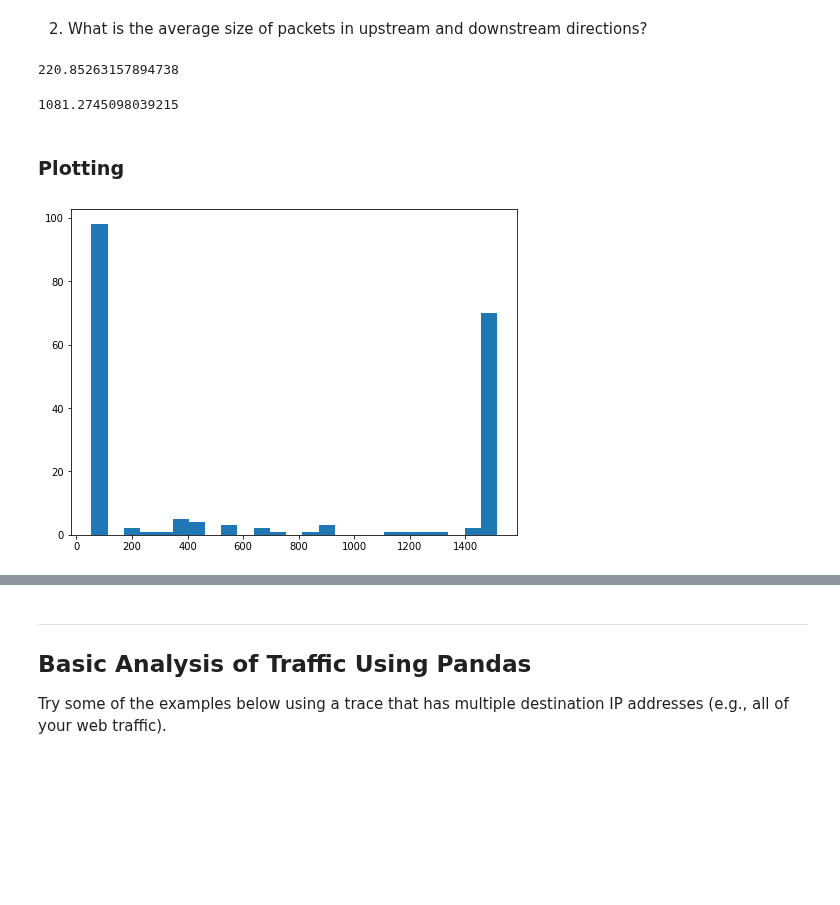
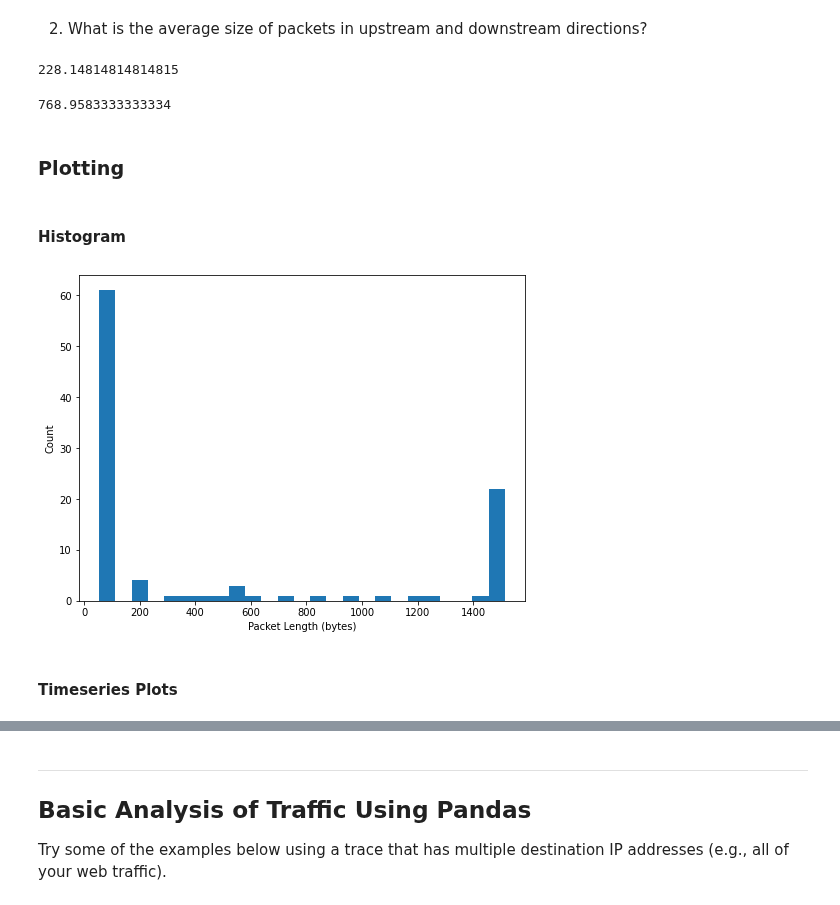
Before and after one commit to noise-lab/ml-networking, a Jupyter notebook: notebooks/0-Packet Capture Analysis.ipynb, the cells around one changed output, grey strips where cells are left out. Saved outputs shown, nothing was run; the diff lists cells and outputs as text; code cells hidden in the pictures; blank space fills up the shorter version.

Commit message:
added timeseries plotting example

```diff
--- a/notebooks/0-Packet Capture Analysis.ipynb
+++ b/notebooks/0-Packet Capture Analysis.ipynb
@@ -157,14 +156,14 @@ big_upstream.shape
 2. What is the average size of packets in upstream and downstream directions?
 # %%
 # upstream mean length
-pcap[pcap['ip_src'] == '192.168.1.43']['length'].mean()
+pcap[pcap['ip_src'] == local_ip]['length'].mean()
 # %% [output]
-220.85263157894738
+228.14814814814815
 # %%
 # downstream mean length
-pcap[pcap['ip_dst'] == '192.168.1.43']['length'].mean()
+pcap[pcap['ip_dst'] == local_ip]['length'].mean()
 # %% [output]
-1081.2745098039215
+768.9583333333334
 # %% [markdown]
 ### Plotting
 # %%
@@ -172,9 +171,15 @@ pcap[pcap['ip_dst'] == '192.168.1.43']['length'].mean()
 import matplotlib.pyplot as plt
 %matplotlib inline
 plt.rcParams["figure.figsize"] = (8,6)
-
-num_bins = 25
-plt.hist(pcap['length'], num_bins)
-plt.show()
-# %% [output]
-[figure, removed]
+# %% [markdown]
+#### Histogram
+# %%
+num_bins = 25
+plt.xlabel('Packet Length (bytes)')
+plt.ylabel('Count')
+plt.hist(pcap['length'], num_bins)
+plt.show()
+# %% [output]
+[figure, added]
+# %% [markdown]
+#### Timeseries Plots
```
Also changed, not shown: parts of 12 cells of this notebook, 1 other file.
